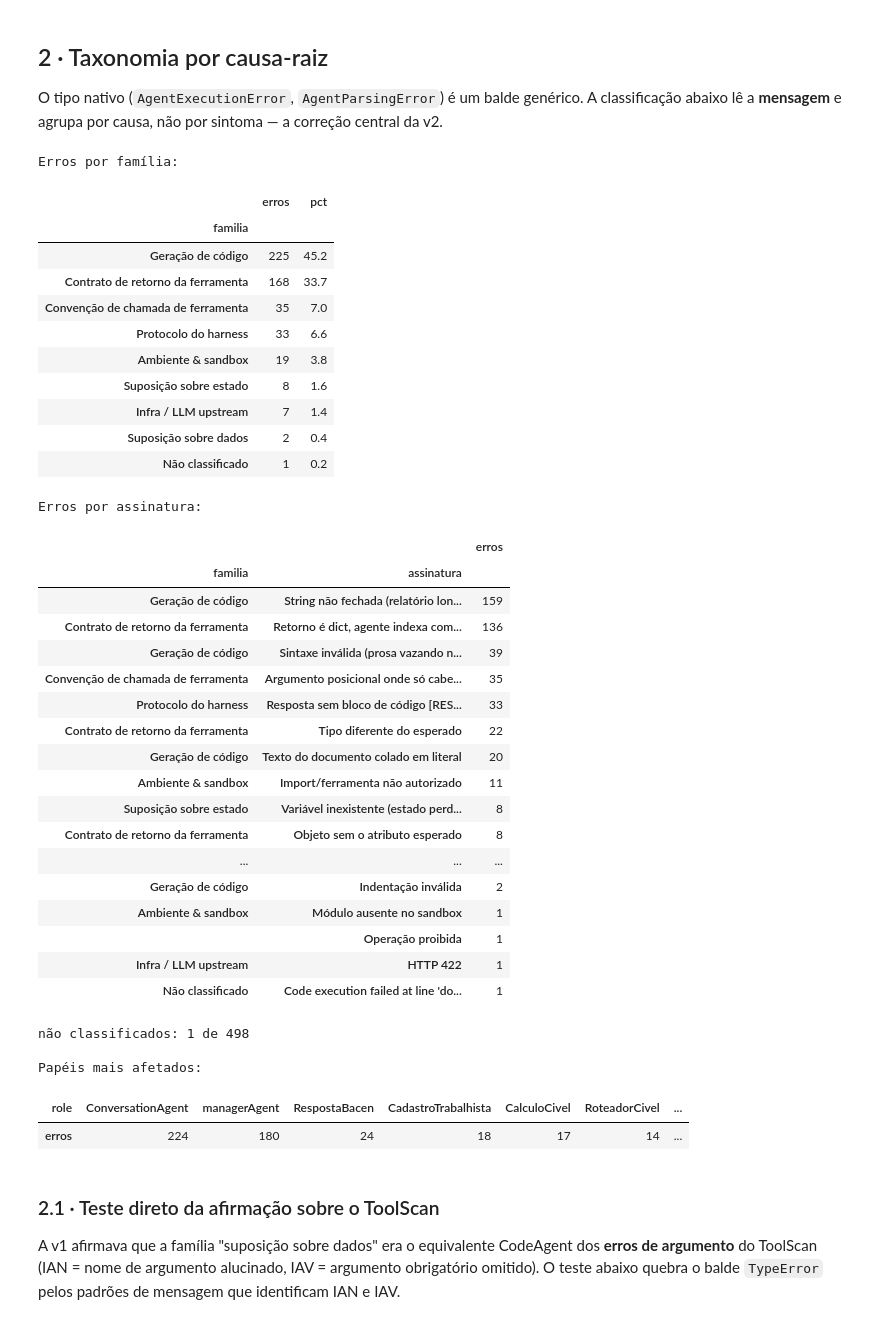
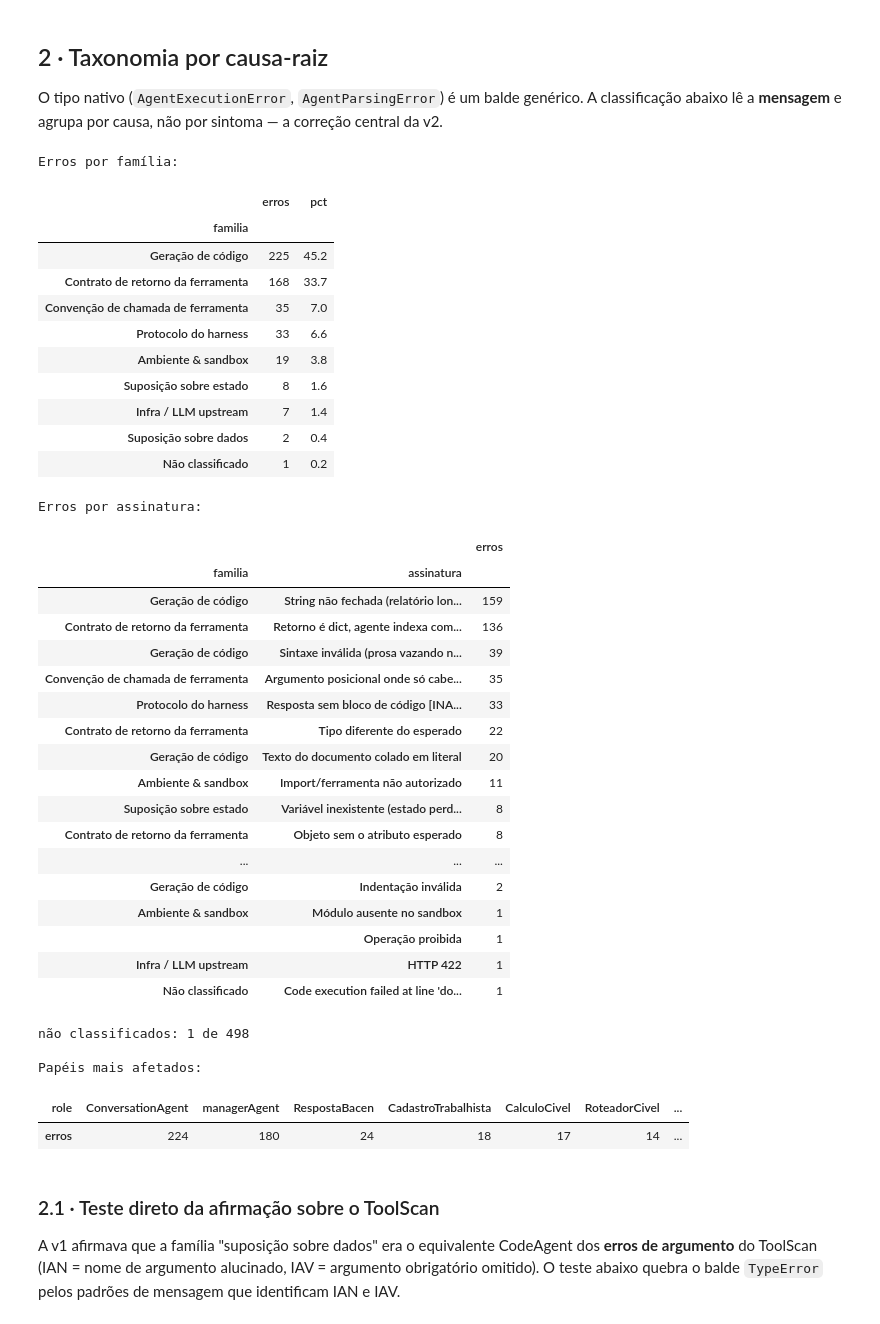
Before and after one commit to rc-ventura/memory_layer_ai_agents, a Jupyter notebook: analysis/2026-09-trace-law-flow/pipeline/analise_trace_esteira_juridica.ipynb, the cells around one changed output. Saved outputs shown, nothing was run; the diff lists cells and outputs as text; code cells hidden in the pictures.

```diff
--- a/analysis/2026-09-trace-law-flow/pipeline/analise_trace_esteira_juridica.ipynb
+++ b/analysis/2026-09-trace-law-flow/pipeline/analise_trace_esteira_juridica.ipynb
@@ -126,7 +126,7 @@ def classify(m):
     if 'Could not index' in m:      return ('Contrato de retorno da ferramenta','Retorno é dict, agente indexa como lista')
     if 'does not support multiple positional' in m: return ('Convenção de chamada de ferramenta','Argumento posicional onde só cabe nomeado')
     if 'unterminated' in m:         return ('Geração de código','String não fechada (relatório longo em literal)')
-    if 'regex pattern' in m:        return ('Protocolo do harness','Resposta sem bloco de código [RESOLVIDO]')
+    if 'regex pattern' in m:        return ('Protocolo do harness','Resposta sem bloco de código [INATIVO desde dez/2025]')
     if 'IndentationError' in m:     return ('Geração de código','Indentação inválida')
     if 'leading zeros' in m:        return ('Geração de código','Data DD/MM interpolada como número')
     if 'forgot a comma' in m or 'never closed' in m or 'invalid decimal' in m:
@@ -155,34 +155,34 @@ E = steps[steps["err_type"].notna()].copy()
 E[["familia","assinatura"]] = E["err_msg"].apply(lambda m: pd.Series(classify(m)))
 
 print("Erros por família:")
 display(E["familia"].value_counts().to_frame("erros").assign(
     pct=lambda d: (d["erros"]/d["erros"].sum()*100).round(1)))
 print("Erros por assinatura:")
 display(E.groupby(["familia","assinatura"]).size().sort_values(ascending=False).to_frame("erros"))
 print(f"não classificados: {(E['familia']=='Não classificado').sum()} de {len(E)}")
 print("\nPapéis mais afetados:")
 display(E["role"].value_counts().head(8).to_frame("erros").T)
 # %% [output]
 Erros por família:
 |  | erros | pct |
 | familia |  |  |
 | Geração de código | 225 | 45.2 |
 | Contrato de retorno da ferramenta | 168 | 33.7 |
 | Convenção de chamada de ferramenta | 35 | 7.0 |
 | Protocolo do harness | 33 | 6.6 |
 | Ambiente & sandbox | 19 | 3.8 |
 | Suposição sobre estado | 8 | 1.6 |
 | Infra / LLM upstream | 7 | 1.4 |
 | Suposição sobre dados | 2 | 0.4 |
 | Não classificado | 1 | 0.2 |
 Erros por assinatura:
 |  |  | erros |
 | familia | assinatura |  |
 | Geração de código | String não fechada (relatório lon... | 159 |
 | Contrato de retorno da ferramenta | Retorno é dict, agente indexa com... | 136 |
 | Geração de código | Sintaxe inválida (prosa vazando n... | 39 |
 | Convenção de chamada de ferramenta | Argumento posicional onde só cabe... | 35 |
-| Protocolo do harness | Resposta sem bloco de código [RES... | 33 |
+| Protocolo do harness | Resposta sem bloco de código [INA... | 33 |
 | Contrato de retorno da ferramenta | Tipo diferente do esperado | 22 |
 | Geração de código | Texto do documento colado em literal | 20 |
 | Ambiente & sandbox | Import/ferramenta não autorizado | 11 |
```
Also changed, not shown: parts of 10 cells of this notebook, 3 other files.
